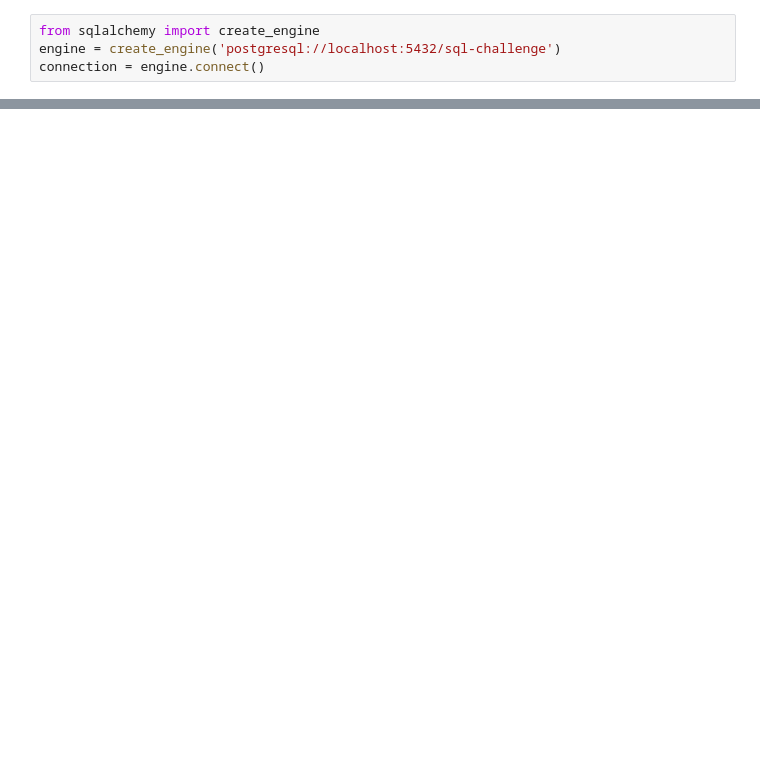
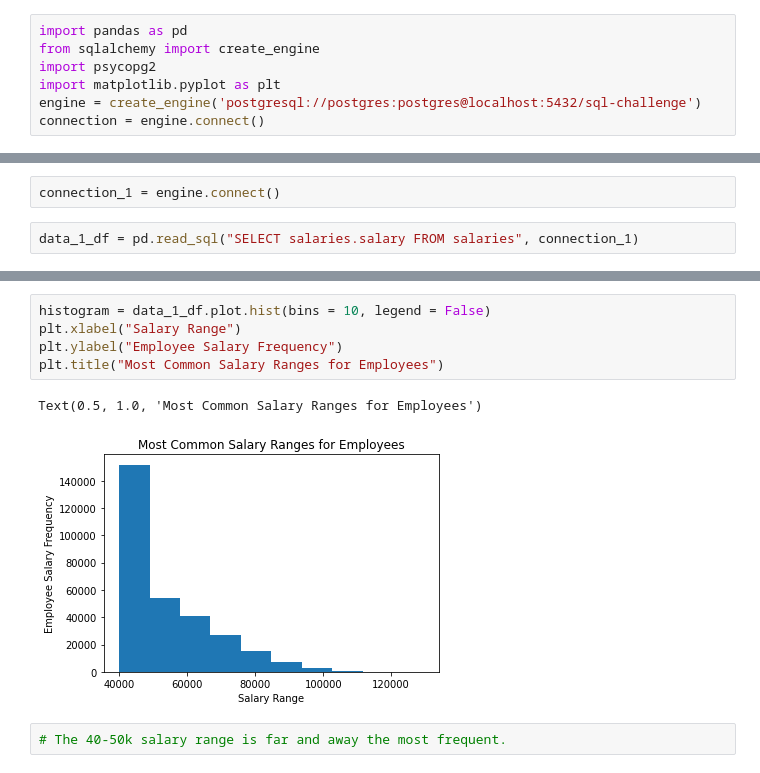
Before and after one commit to ognjenstrbanovic/Pewlett-Hackard-employees-DB, a Jupyter notebook: BONUS.ipynb, the cells around one changed output, grey strips where cells are left out. Cells and saved outputs as stored; diff of their text form; blank space fills up the shorter version.

```diff
--- a/BONUS.ipynb
+++ b/BONUS.ipynb
@@ -1,4 +1,7 @@
 # %%
+import pandas as pd
 from sqlalchemy import create_engine
-engine = create_engine('postgresql://localhost:5432/sql-challenge')
+import psycopg2
+import matplotlib.pyplot as plt
+engine = create_engine('postgresql://postgres:postgres@localhost:5432/sql-challenge')
 connection = engine.connect()
@@ -6,0 +8,4 @@ ModuleNotFoundError: No module named 'psycopg2'
+# %%
+connection_1 = engine.connect()
+# %%
+data_1_df = pd.read_sql("SELECT salaries.salary FROM salaries", connection_1)
@@ -6,0 +21,10 @@ ModuleNotFoundError: No module named 'psycopg2'
+# %%
+histogram = data_1_df.plot.hist(bins = 10, legend = False)
+plt.xlabel("Salary Range")
+plt.ylabel("Employee Salary Frequency")
+plt.title("Most Common Salary Ranges for Employees")
+# %% [output]
+Text(0.5, 1.0, 'Most Common Salary Ranges for Employees')
+[figure, added]
+# %%
+# The 40-50k salary range is far and away the most frequent.
```
Also changed, not shown: parts of 6 cells of this notebook.
